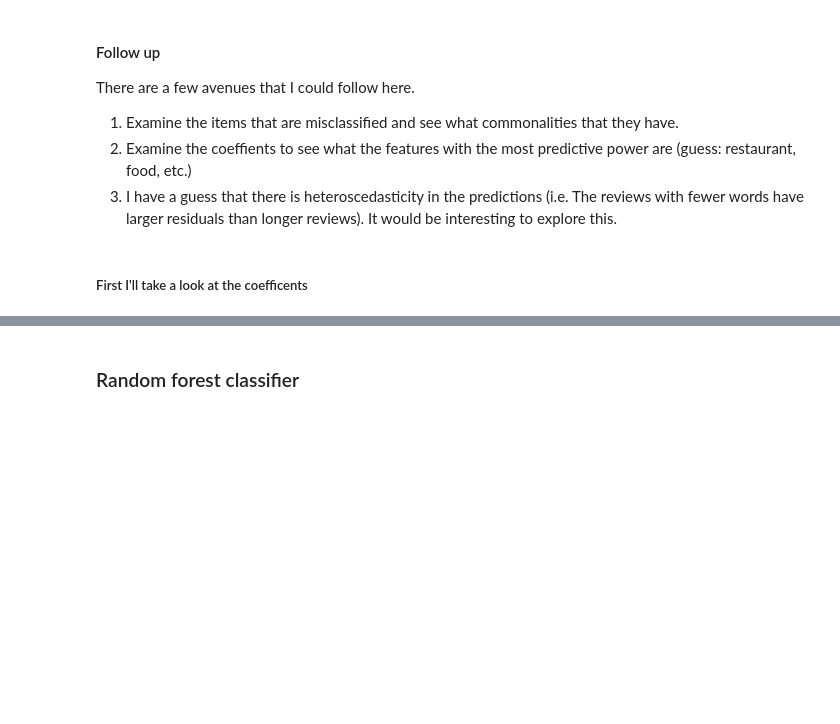
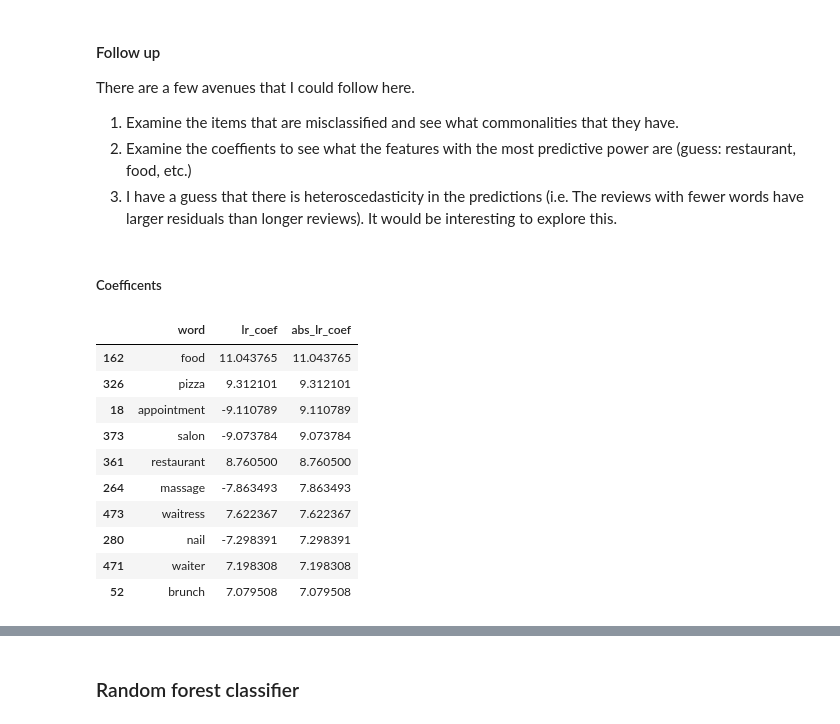
Before and after one commit to crredding/YelpDataset, a Jupyter notebook: RestaurantClassifier.ipynb, the cells around one changed output, grey strips where cells are left out. Cells and saved outputs as stored; diff of their text form; code cells hidden in the pictures; blank space fills up the shorter version.

```diff
--- a/RestaurantClassifier.ipynb
+++ b/RestaurantClassifier.ipynb
@@ -154,4 +156,23 @@ There are a few avenues that I could follow here.
 2) Examine the coeffients to see what the features with the most predictive power are (guess: restaurant, food, etc.)
 3) I have a guess that there is heteroscedasticity in the predictions (i.e. The reviews with fewer words have larger residuals than longer reviews). It would be interesting to explore this.
 # %% [markdown]
-##### First I'll take a look at the coefficents
+##### Coefficents
+# %%
+vocab_sorted = sorted(tf.vocabulary_.items())
+word_coef_df = pd.DataFrame(dict(vocab_sorted).keys(), columns=['word'])
+word_coef_df['lr_coef'] = lr.coef_[0]
+word_coef_df['abs_lr_coef'] = np.abs(word_coef_df['lr_coef'])
+# %%
+word_coef_df.sort_values('abs_lr_coef', ascending=False).head(10)
+# %% [output]
+|  | word | lr_coef | abs_lr_coef |
+| 162 | food | 11.043765 | 11.043765 |
+| 326 | pizza | 9.312101 | 9.312101 |
+| 18 | appointment | -9.110789 | 9.110789 |
+| 373 | salon | -9.073784 | 9.073784 |
+| 361 | restaurant | 8.760500 | 8.760500 |
+| 264 | massage | -7.863493 | 7.863493 |
+| 473 | waitress | 7.622367 | 7.622367 |
+| 280 | nail | -7.298391 | 7.298391 |
+| 471 | waiter | 7.198308 | 7.198308 |
+| 52 | brunch | 7.079508 | 7.079508 |
```
Also changed, not shown: parts of 9 cells of this notebook.
